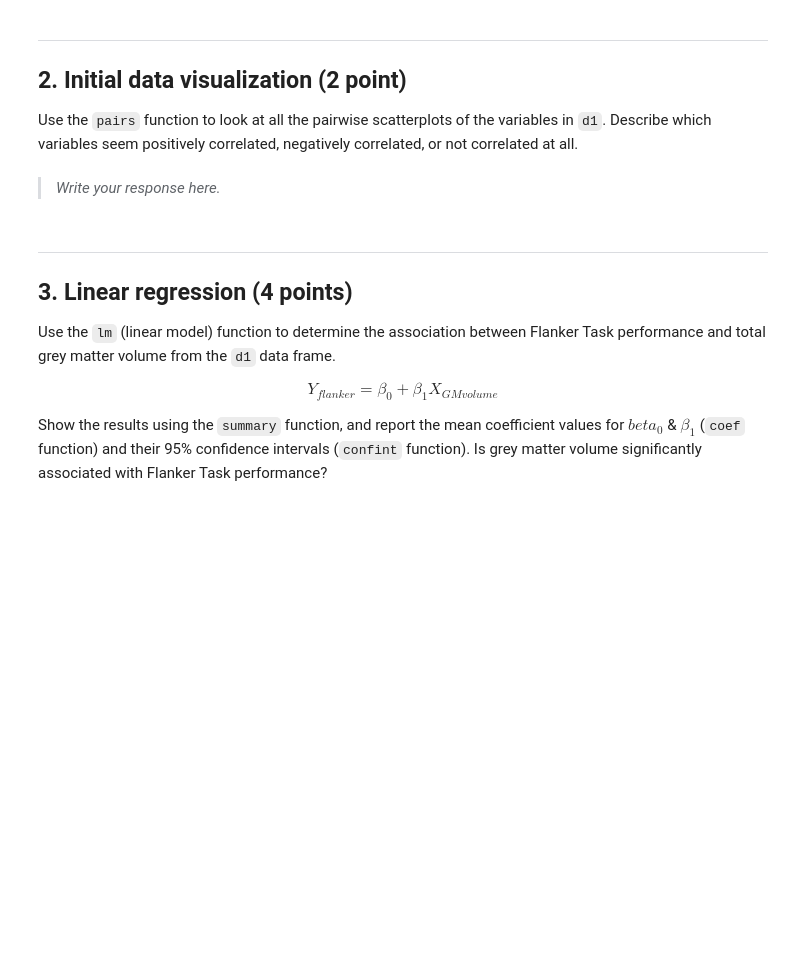
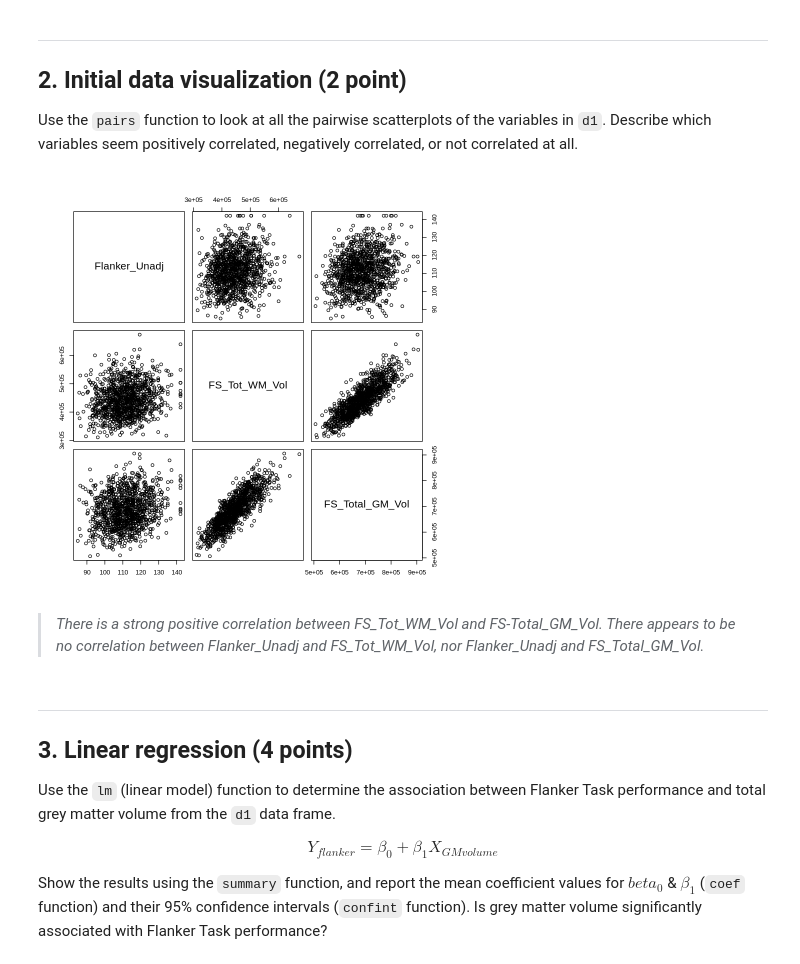
Before and after one commit to tinawanggg/Wang_DSPN_S26, a Jupyter notebook: book/exercises/07_linear-models.ipynb, the cells around one changed output. Saved outputs shown, nothing was run; the diff lists cells and outputs as text; code cells hidden in the pictures; blank space fills up the shorter version.

```diff
--- a/book/exercises/07_linear-models.ipynb
+++ b/book/exercises/07_linear-models.ipynb
@@ -22,9 +22,20 @@ Use the `head` function to look at the first few rows of each data frame.
 # If you are running this on your local computer, wet your workign directory to
 # the location of the lexDat data by setting your harddrive. Uncomment this line
 # and change the location to where it is on your computer.
-#setwd("~/Documents/PittCMU/G3/DSPN/DataSciencePsychNeuro/Homeworks/hcp_data")
+#vsetwd("C:/Users/tinaw/OneDrive/Documents/CMU/FOURTH YEAR/Vargas")
 
 # If you are running this on Colab, then use something like this.
-# system("gdown --id 1hywRmGdvhbDYTrQRyl1_bLJsq-T3GJq2")
+system("gdown --id 1hywRmGdvhbDYTrQRyl1_bLJsq-T3GJq2")
 
 # INSERT CODE HERE
+library(tidyverse)
+library(ggplot2)
+library(dplyr)
+dat <- read.csv("unrestricted_trimmed_1_7_2020_10_50_44.csv")
+
+d1 <- dat %>%
+  select(Subject, Gender, Flanker_Unadj, FS_Tot_WM_Vol, FS_Total_GM_Vol) %>%
+  drop_na()
+
+head(dat)
+head(d1)
@@ -35,9 +65,12 @@ Use the `head` function to look at the first few rows of each data frame.
 Use the `pairs` function to look at all the pairwise scatterplots of the variables in `d1`. Describe which variables seem positively correlated, negatively correlated, or not correlated at all.
 # %%
 #INSERT CODE HERE
+pairs(d1 %>% select(Flanker_Unadj, FS_Tot_WM_Vol, FS_Total_GM_Vol))
+# %% [output]
+[figure, added]
-# %% [markdown]
-> *Write your response here.*
->
+# %% [markdown]
+> *There is a strong positive correlation between FS_Tot_WM_Vol and FS-Total_GM_Vol. There appears to be no correlation between Flanker_Unadj and FS_Tot_WM_Vol, nor Flanker_Unadj and FS_Total_GM_Vol.*
+>
 # %% [markdown]
 ---
 ## 3. Linear regression (4 points)
```
Also changed, not shown: parts of 12 cells of this notebook.
